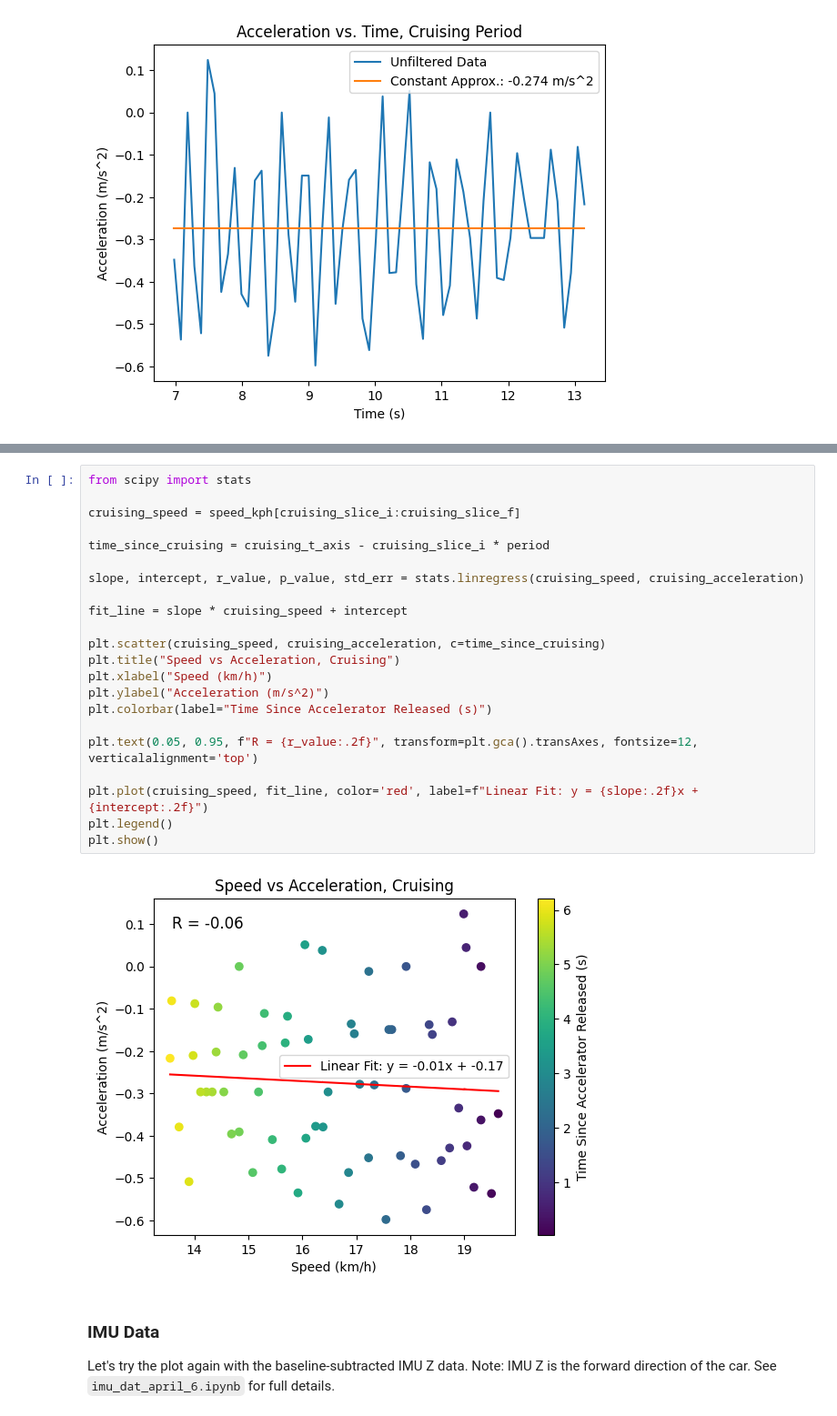
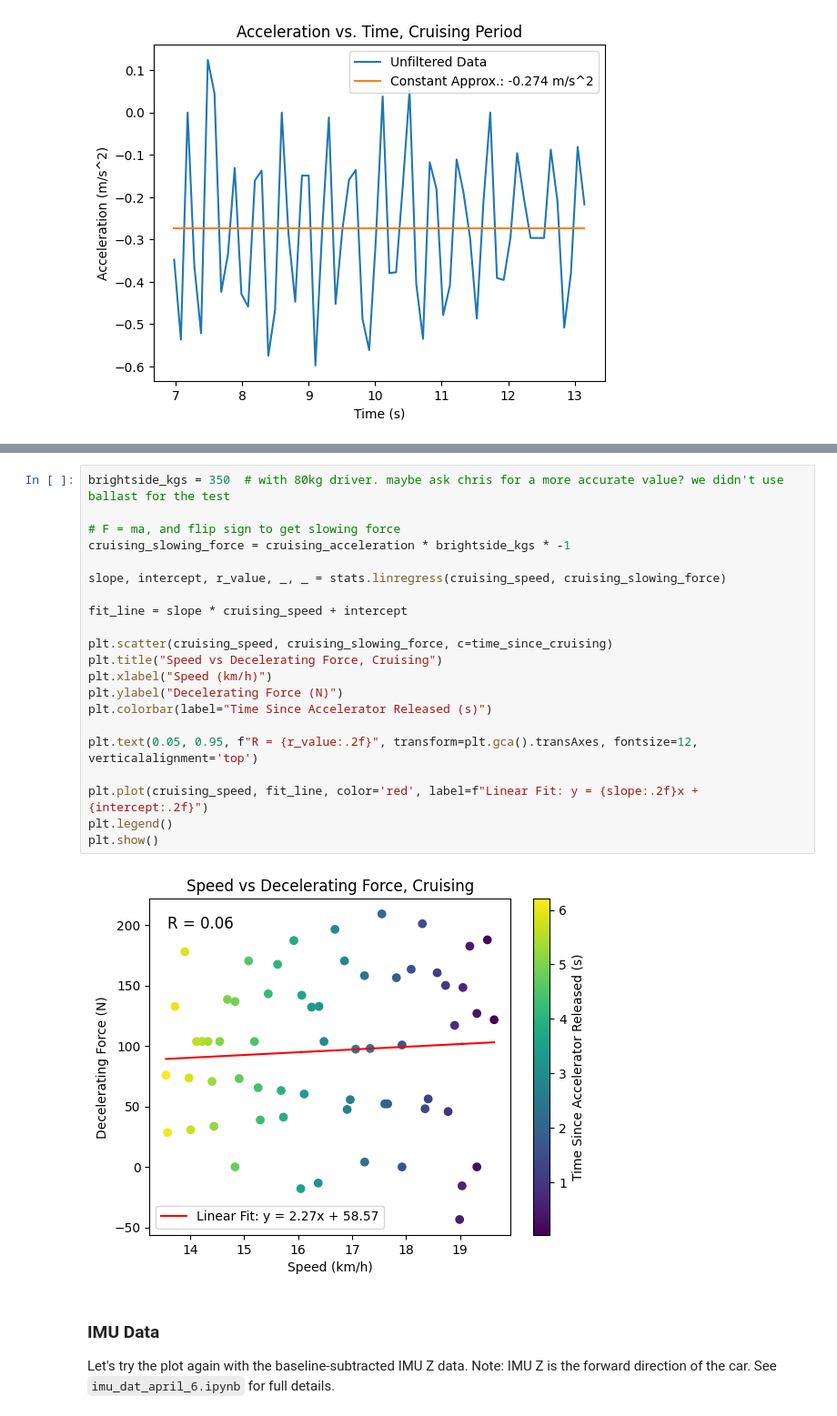
Before and after one commit to UBC-Solar/data_analysis, a Jupyter notebook: motor_analysis/motor_testing_april_6.ipynb, the cells around one changed output, grey strips where cells are left out. Shown at 91% size. Drawn from its saved outputs; the diff is of its cells as text.

```diff
--- a/motor_analysis/motor_testing_april_6.ipynb
+++ b/motor_analysis/motor_testing_april_6.ipynb
@@ -143,27 +187,26 @@ plt.show()
 # %%
-from scipy import stats
+brightside_kgs = 350  # with 80kg driver. maybe ask chris for a more accurate value? we didn't use ballast for the test
 
-cruising_speed = speed_kph[cruising_slice_i:cruising_slice_f]
+# F = ma, and flip sign to get slowing force
+cruising_slowing_force = cruising_acceleration * brightside_kgs * -1
 
-time_since_cruising = cruising_t_axis - cruising_slice_i * period
-
-slope, intercept, r_value, p_value, std_err = stats.linregress(cruising_speed, cruising_acceleration)
+slope, intercept, r_value, _, _ = stats.linregress(cruising_speed, cruising_slowing_force)
 
 fit_line = slope * cruising_speed + intercept
 
-plt.scatter(cruising_speed, cruising_acceleration, c=time_since_cruising)
-plt.title("Speed vs Acceleration, Cruising")
+plt.scatter(cruising_speed, cruising_slowing_force, c=time_since_cruising)
+plt.title("Speed vs Decelerating Force, Cruising")
 plt.xlabel("Speed (km/h)")
-plt.ylabel("Acceleration (m/s^2)")
+plt.ylabel("Decelerating Force (N)")
 plt.colorbar(label="Time Since Accelerator Released (s)")
 
 plt.text(0.05, 0.95, f"R = {r_value:.2f}", transform=plt.gca().transAxes, fontsize=12, verticalalignment='top')
 
 plt.plot(cruising_speed, fit_line, color='red', label=f"Linear Fit: y = {slope:.2f}x + {intercept:.2f}")
 plt.legend()
 plt.show()
 # %% [output]
-[figure, old version]
+[figure, new version]
 # %% [markdown]
 ### IMU Data
 
```
Also changed, not shown: parts of 4 cells of this notebook, 3 other files.
